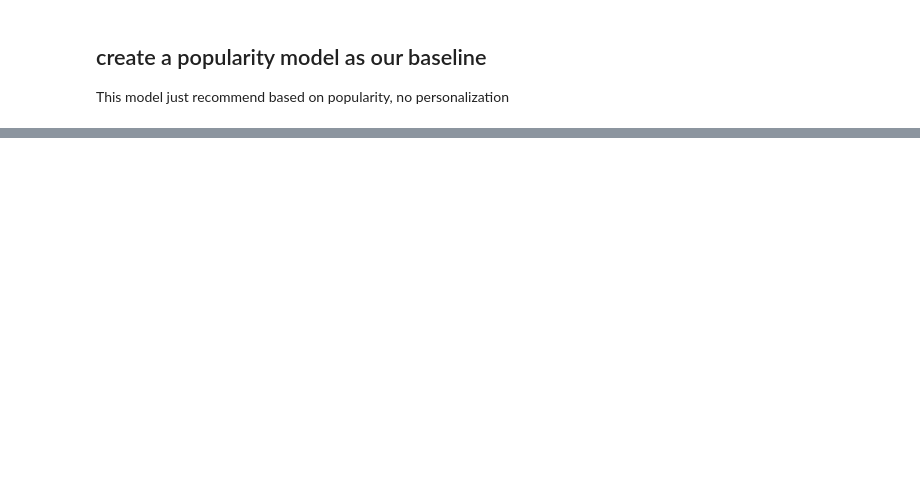
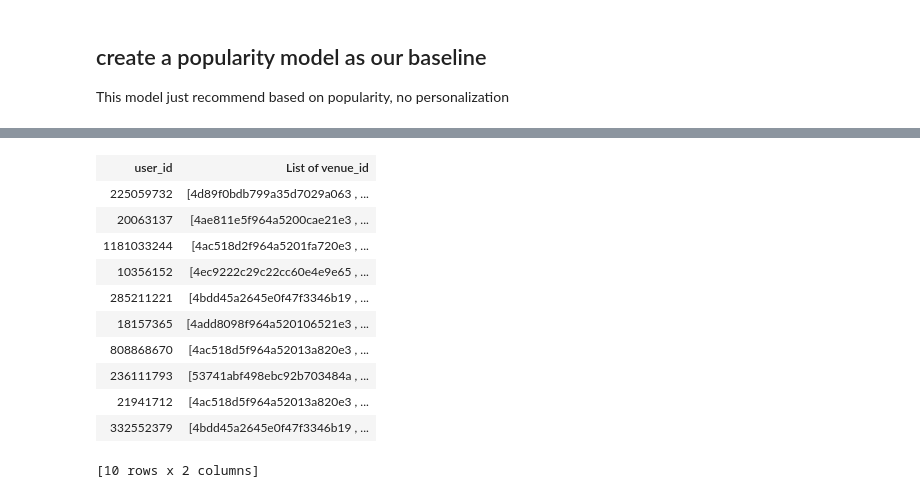
Before and after one commit to franklyd/IR_RecommendationHE, a Jupyter notebook: Recommender System/RecSys.ipynb, the cells around one changed output, grey strips where cells are left out. Saved outputs shown, nothing was run; the diff lists cells and outputs as text; code cells hidden in the pictures; blank space fills up the shorter version.

```diff
--- a/Recommender System/RecSys.ipynb
+++ b/Recommender System/RecSys.ipynb
@@ -61,11 +141,26 @@ todo: enrich the metadata from foursquare
+# %%
+user_data.rename({'id':'user_id'})
+user_data=user_data['user_id','g_gender','g_age']
+# %%
+user_data=user_data[user_data['user_id'].apply(lambda x:x in set(london_sf_joined['user_id']))]
 # %% [markdown]
 ## Create a simple model
 1. Random split data into training data and validation data
 2. We have a target column: #visits, thus we can create a model to predict which new places a user would visit frequently.
 # %%
-# split data into training and validation
-training_data, validation_data = gl.recommender.util.random_split_by_user(amsterdam_sf, 'user_id', 'venue_id')
-ranking_factorization_model = gl.recommender.create(training_data, 'user_id', 'venue_id',target='#visits(normalized)')
+# split data into training and testing
+#train_data, test_data = gl.recommender.util.random_split_by_user(london_sf, 'user_id', 'venue_id')
+train_data,test_data = london_sf_joined.random_split(.8,seed=0)
+factorization_model = gl.recommender.create(train_data,
+                                                        user_id='user_id',
+                                                       item_id='venue_id',
+                                                        target = "#visits(normalized)",
+                                                        user_data=user_data,
+                                                        item_data=item_data
+                                                                     )
+#ranking_factorization_model = gl.ranking_factorization_recommender.create(training_data, 'user_id', 'venue_id',
+#                                                                        target='#visits(normalized)')
+#similarity_model = gl.recommender.item_similarity_recommender.create(train_data,'user_id','venue_id',user_data=user_data,item_data=item_data)
 # %% [output]
 Recsys training: model = ranking_factorization_recommender
 Preparing data set.
@@ -155,0 +238,2 @@ Opening Canvas in default web browser.
+# %%
+recommend_table = factorization_model.recommend(k=3)
@@ -155,0 +250,15 @@ Opening Canvas in default web browser.
+# %%
+recommend_table.head()
+# %% [output]
+| user_id | List of venue_id |
+| 225059732 | [4d89f0bdb799a35d7029a063 , ... |
+| 20063137 | [4ae811e5f964a5200cae21e3 , ... |
+| 1181033244 | [4ac518d2f964a5201fa720e3 , ... |
+| 10356152 | [4ec9222c29c22cc60e4e9e65 , ... |
+| 285211221 | [4bdd45a2645e0f47f3346b19 , ... |
+| 18157365 | [4add8098f964a520106521e3 , ... |
+| 808868670 | [4ac518d5f964a52013a820e3 , ... |
+| 236111793 | [53741abf498ebc92b703484a , ... |
+| 21941712 | [4ac518d5f964a52013a820e3 , ... |
+| 332552379 | [4bdd45a2645e0f47f3346b19 , ... |
+[10 rows x 2 columns]
```
Also changed, not shown: parts of 28 cells of this notebook, 2 other files.
